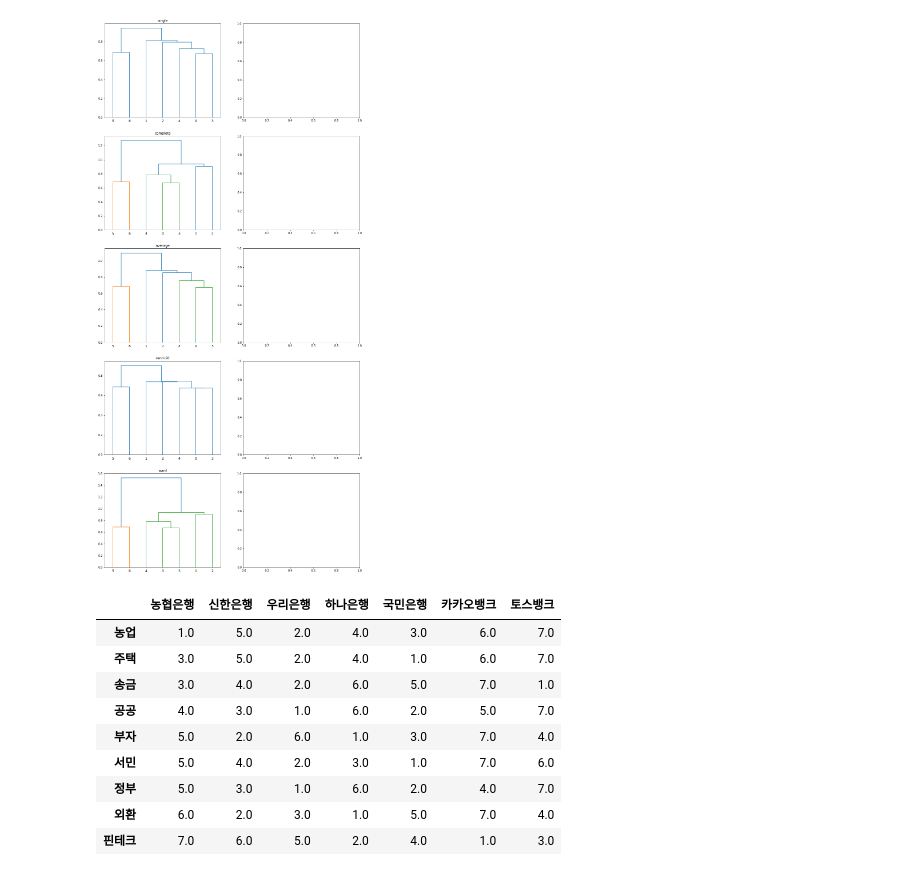
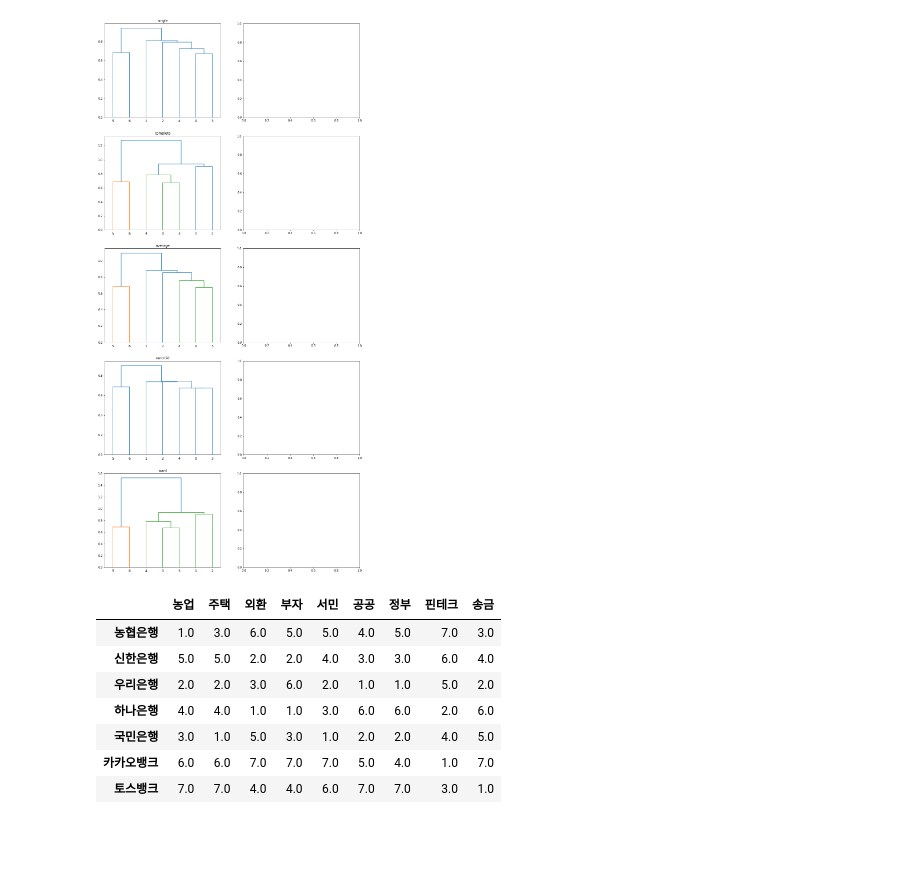
Before and after one commit to ho2921ho/BerTopic2, a Jupyter notebook: BerTopic.ipynb, the cells around one changed output. Drawn from its saved outputs; the diff is of its cells as text; code cells hidden in the pictures; blank space fills up the shorter version.

```diff
--- a/BerTopic.ipynb
+++ b/BerTopic.ipynb
@@ -285,3 +315,15 @@ key_e = 'metaverse'
 keyCmp(key_k,key_e,df_ks.iloc[:,12:],df_es)
 # %% [output]
 [interactive output not drawn]
+# %%
+date = '202104'
+# %%
+tmp = []
+for i in  corpus:
+    tmp.append(key_k in i)
+tmp_df = data[['일자','제목']][tmp]
+tmp_df
+tmp = []
+for i in  tmp_df['일자']:
+    tmp.append(date in str(i))
+tmp_df[tmp]['제목']
@@ -287,0 +348,10 @@ keyCmp(key_k,key_e,df_ks.iloc[:,12:],df_es)
+# %%
+tmp = []
+for i in  data_e['키워드']:
+    tmp.append(key_e in i)
+tmp_df = data_e[['일자','news']][tmp]
+tmp_df
+tmp = []
+for i in  tmp_df['일자']:
+    tmp.append(date in str(i))
+tmp_df[tmp]['news']
@@ -406,13 +487,0 @@ df_l.index = banks
-# %%
-df_l.rank(ascending = False).T.sort_values(by = '농협은행')
-# %% [output]
-|  | 농협은행 | 신한은행 | 우리은행 | 하나은행 | 국민은행 | 카카오뱅크 | 토스뱅크 |
-| 농업 | 1.0 | 5.0 | 2.0 | 4.0 | 3.0 | 6.0 | 7.0 |
-| 주택 | 3.0 | 5.0 | 2.0 | 4.0 | 1.0 | 6.0 | 7.0 |
-| 송금 | 3.0 | 4.0 | 2.0 | 6.0 | 5.0 | 7.0 | 1.0 |
-| 공공 | 4.0 | 3.0 | 1.0 | 6.0 | 2.0 | 5.0 | 7.0 |
-| 부자 | 5.0 | 2.0 | 6.0 | 1.0 | 3.0 | 7.0 | 4.0 |
-| 서민 | 5.0 | 4.0 | 2.0 | 3.0 | 1.0 | 7.0 | 6.0 |
-| 정부 | 5.0 | 3.0 | 1.0 | 6.0 | 2.0 | 4.0 | 7.0 |
-| 외환 | 6.0 | 2.0 | 3.0 | 1.0 | 5.0 | 7.0 | 4.0 |
-| 핀테크 | 7.0 | 6.0 | 5.0 | 2.0 | 4.0 | 1.0 | 3.0 |
@@ -419,3 +503,14 @@ df_l.rank(ascending = False).T.sort_values(by = '농협은행')
+# %%
+df_l.rank(ascending = False)
+# %% [output]
+|  | 농업 | 주택 | 외환 | 부자 | 서민 | 공공 | 정부 | 핀테크 | 송금 |
+| 농협은행 | 1.0 | 3.0 | 6.0 | 5.0 | 5.0 | 4.0 | 5.0 | 7.0 | 3.0 |
+| 신한은행 | 5.0 | 5.0 | 2.0 | 2.0 | 4.0 | 3.0 | 3.0 | 6.0 | 4.0 |
+| 우리은행 | 2.0 | 2.0 | 3.0 | 6.0 | 2.0 | 1.0 | 1.0 | 5.0 | 2.0 |
+| 하나은행 | 4.0 | 4.0 | 1.0 | 1.0 | 3.0 | 6.0 | 6.0 | 2.0 | 6.0 |
+| 국민은행 | 3.0 | 1.0 | 5.0 | 3.0 | 1.0 | 2.0 | 2.0 | 4.0 | 5.0 |
+| 카카오뱅크 | 6.0 | 6.0 | 7.0 | 7.0 | 7.0 | 5.0 | 4.0 | 1.0 | 7.0 |
+| 토스뱅크 | 7.0 | 7.0 | 4.0 | 4.0 | 6.0 | 7.0 | 7.0 | 3.0 | 1.0 |
 # %%
 srch_kwds = ['메타버스','블록체인','nft','cbdc','인공지능','빅데이터','마이데이터','오픈뱅킹','클라우드','챗봇']
 # %%
```
Also changed, not shown: parts of 32 cells of this notebook, 22 other files.
